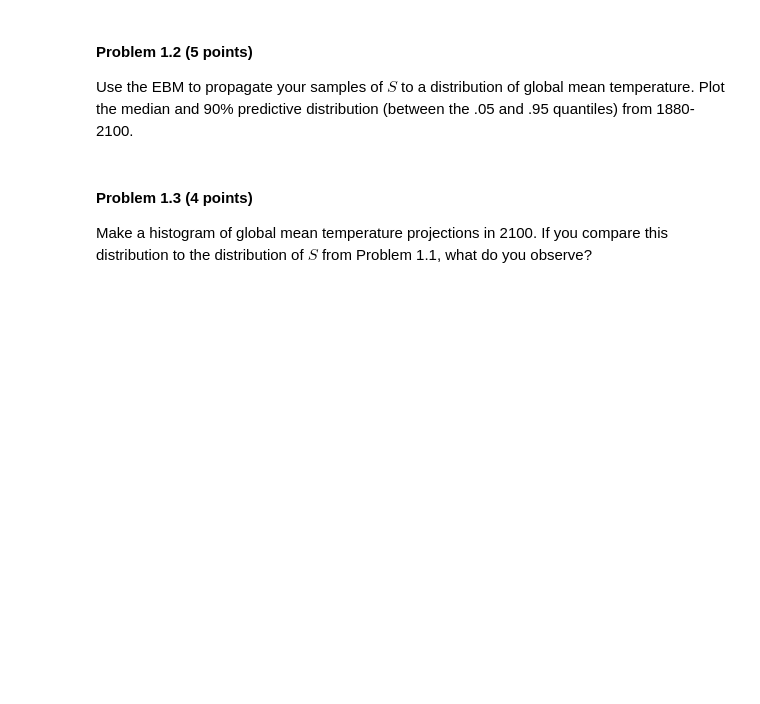
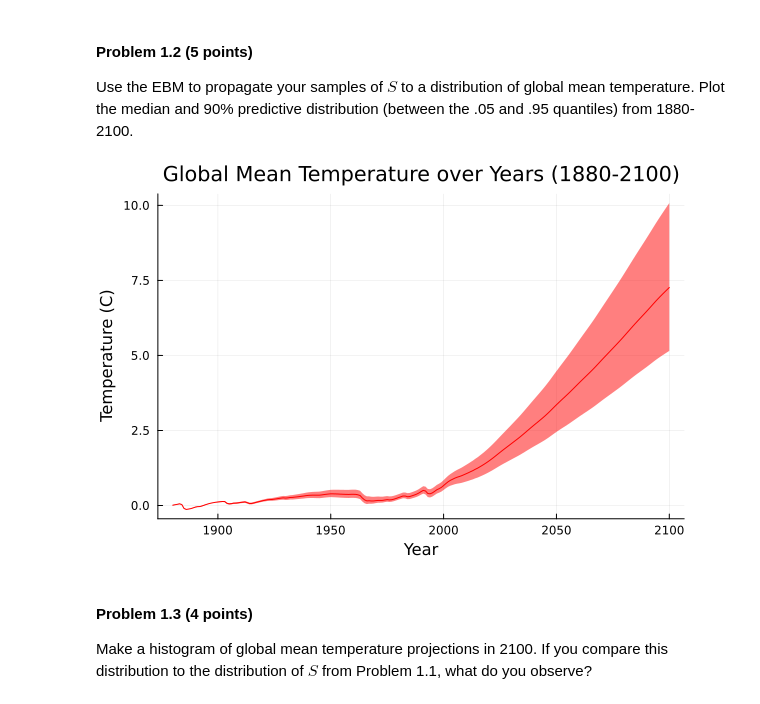
Before and after one commit to BEE4750-FA23/hw3-Erc03, a Jupyter notebook: hw03.ipynb, the cells around one changed output. Cells and saved outputs as stored; diff of their text form; code cells hidden in the pictures; blank space fills up the shorter version.

```diff
--- a/hw03.ipynb
+++ b/hw03.ipynb
@@ -193,6 +194,36 @@ ylabel!("Sample Value")
 Use the EBM to propagate your samples of $S$ to a distribution of global
 mean temperature. Plot the median and 90% predictive distribution
 (between the .05 and .95 quantiles) from 1880-2100.
+# %%
+#propagating through S
+years = []
+for i in 1880:1:2100
+    append!(years,i)
+end
+
+globaltemperatures = zeros((length(S)),length(years))
+
+for (i,S) in pairs(S)
+    globaltemperatures[i,:] = energy_balance_model(S, forcing_aerosol_85, forcing_non_aerosol_85)
+
+end
+
+# find median of globaltemperatures for each year/column
+tempmedian = quantile.(eachcol(globaltemperatures), 0.5)
+
+# find 0.05 of globaltemperatures for each year/column
+temp5 = quantile.(eachcol(globaltemperatures), 0.05)
+
+# find 0.95 of globaltemperatures for each year/column
+temp95 = quantile.(eachcol(globaltemperatures), 0.95)
+
+plot(years, tempmedian, ribbon=(tempmedian - temp5,
+    temp95 - tempmedian),legend=false,color="red")
+xlabel!("Year")
+ylabel!("Temperature (C)")
+title!("Global Mean Temperature over Years (1880-2100)")
+# %% [output]
+[figure, added]
 # %% [markdown]
 #### Problem 1.3 (4 points)
 
```
Also changed, not shown: parts of 5 cells of this notebook.
